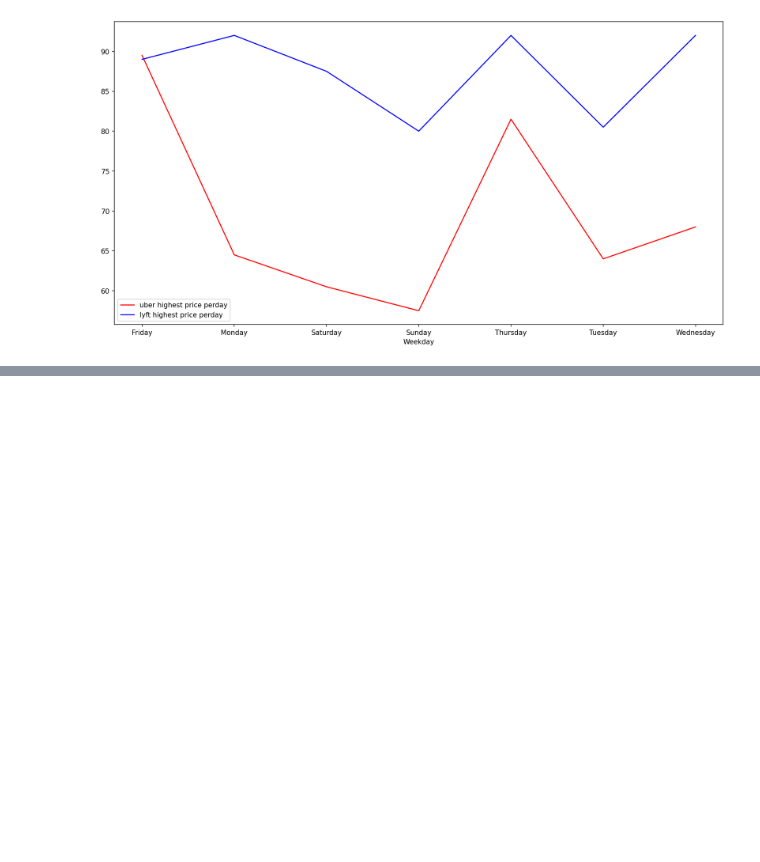
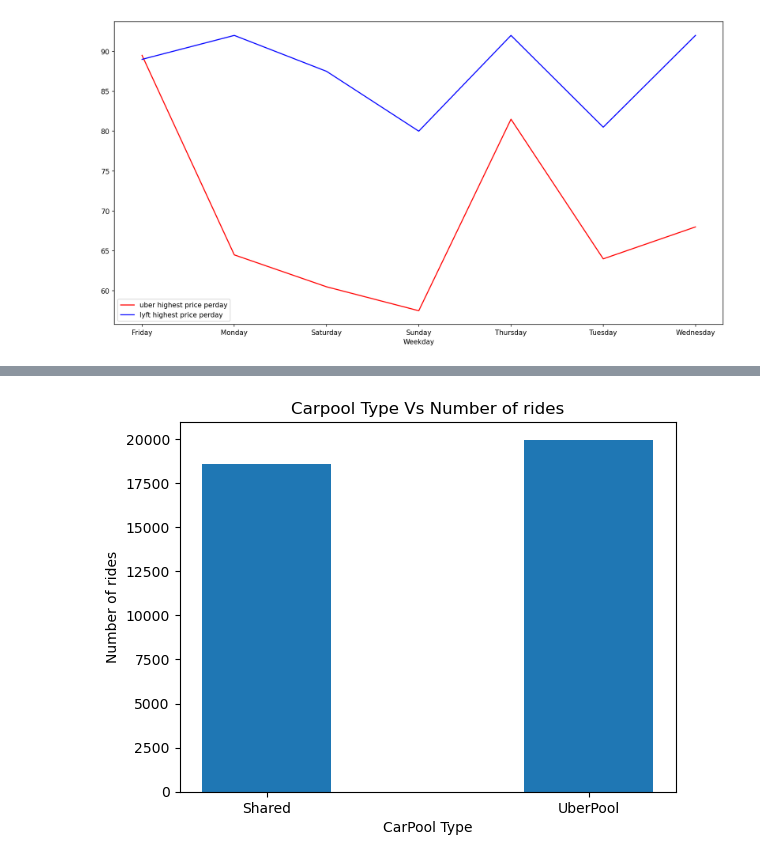
Before and after one commit to marnaji/Project-1, a Jupyter notebook: main.ipynb, the cells around one changed output, grey strips where cells are left out. Saved outputs shown, nothing was run; the diff lists cells and outputs as text; code cells hidden in the pictures; blank space fills up the shorter version.

```diff
--- a/main.ipynb
+++ b/main.ipynb
@@ -326,0 +348,12 @@ plt.legend()
+# %%
+ridetype=['UberPool','Shared']
+
+ride_type_count=final_df[final_df['Ride_Type'].isin(ridetype)].groupby('Ride_Type')['Ride_Type'].count()
+
+plt.bar(ride_type_count.index,ride_type_count.values,width=0.4)
+plt.title('Carpool Type Vs Number of rides')
+plt.xlabel('CarPool Type')
+plt.ylabel('Number of rides')
+plt.show()
+# %% [output]
+[figure, added]
```
Also changed, not shown: parts of 7 cells of this notebook, 1 other file.
